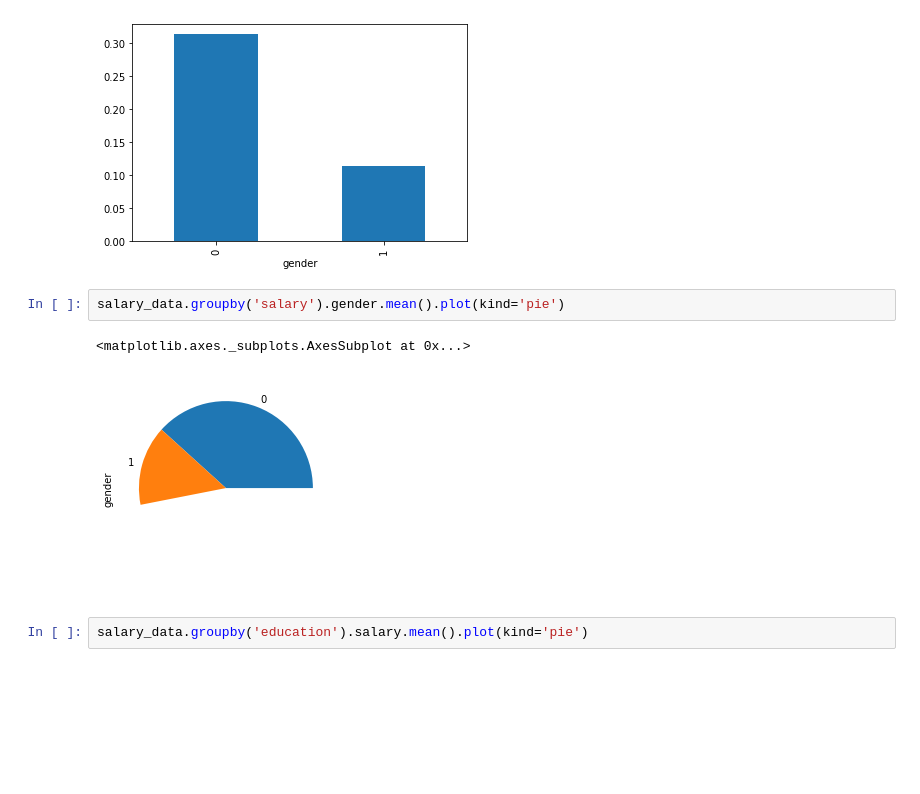
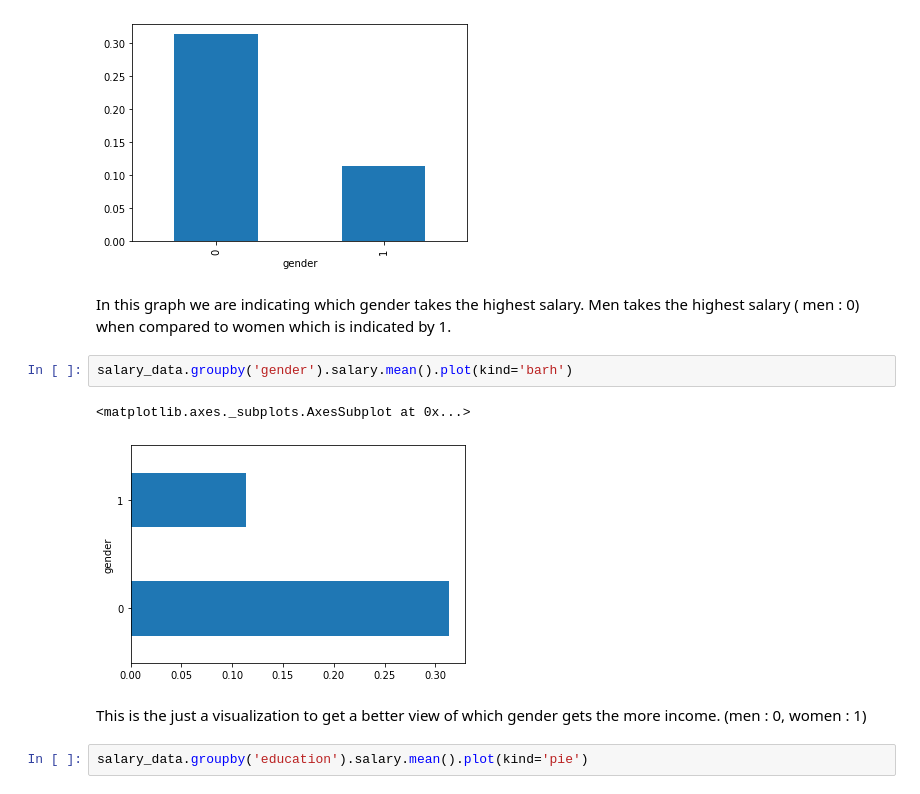
Before and after one commit to IT19237114/ML_Assignment2_IT19135076_IT19237114_IT19092102_IT19148250, a Jupyter notebook: ML_PROJECT.ipynb, the cells around one changed output. Saved outputs shown, nothing was run; the diff lists cells and outputs as text; blank space fills up the shorter version.

```diff
--- a/ML_PROJECT.ipynb
+++ b/ML_PROJECT.ipynb
@@ -624,11 +628,15 @@ salary_data.groupby('gender').salary.mean().plot(kind='bar')
 # %% [output]
 <matplotlib.axes._subplots.AxesSubplot at 0x...>
 [figure]
+# %% [markdown]
+In this graph we are indicating which gender takes the highest salary. Men takes the highest salary ( men : 0) when compared to women which is indicated by 1.
 # %%
-salary_data.groupby('salary').gender.mean().plot(kind='pie')
+salary_data.groupby('gender').salary.mean().plot(kind='barh')
 # %% [output]
 <matplotlib.axes._subplots.AxesSubplot at 0x...>
-[figure, old version]
+[figure, new version]
+# %% [markdown]
+This is the just a  visualization to get a better view of which gender gets the more income. (men : 0, women : 1)
 # %%
 salary_data.groupby('education').salary.mean().plot(kind='pie')
 # %% [output]
```
Also changed, not shown: parts of 6 cells of this notebook.
